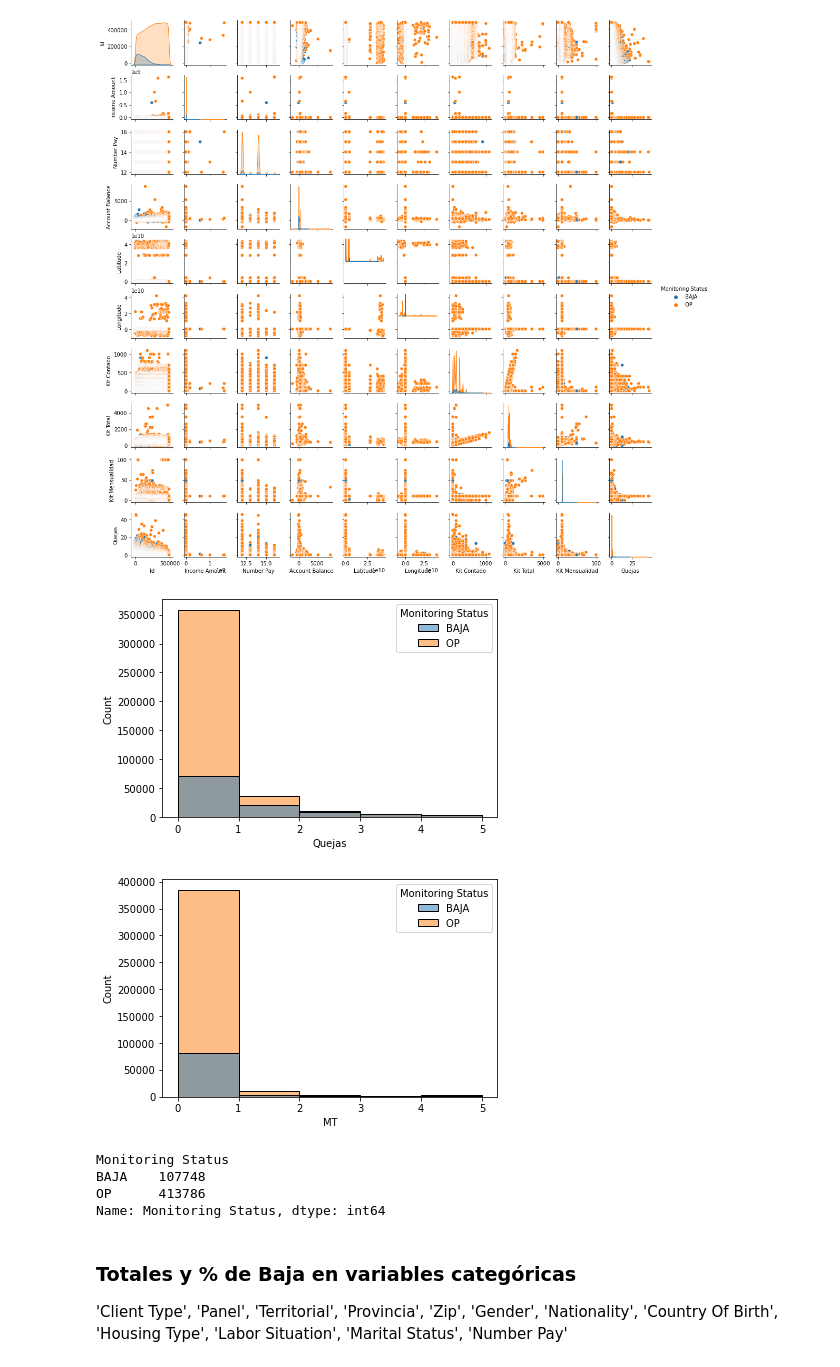
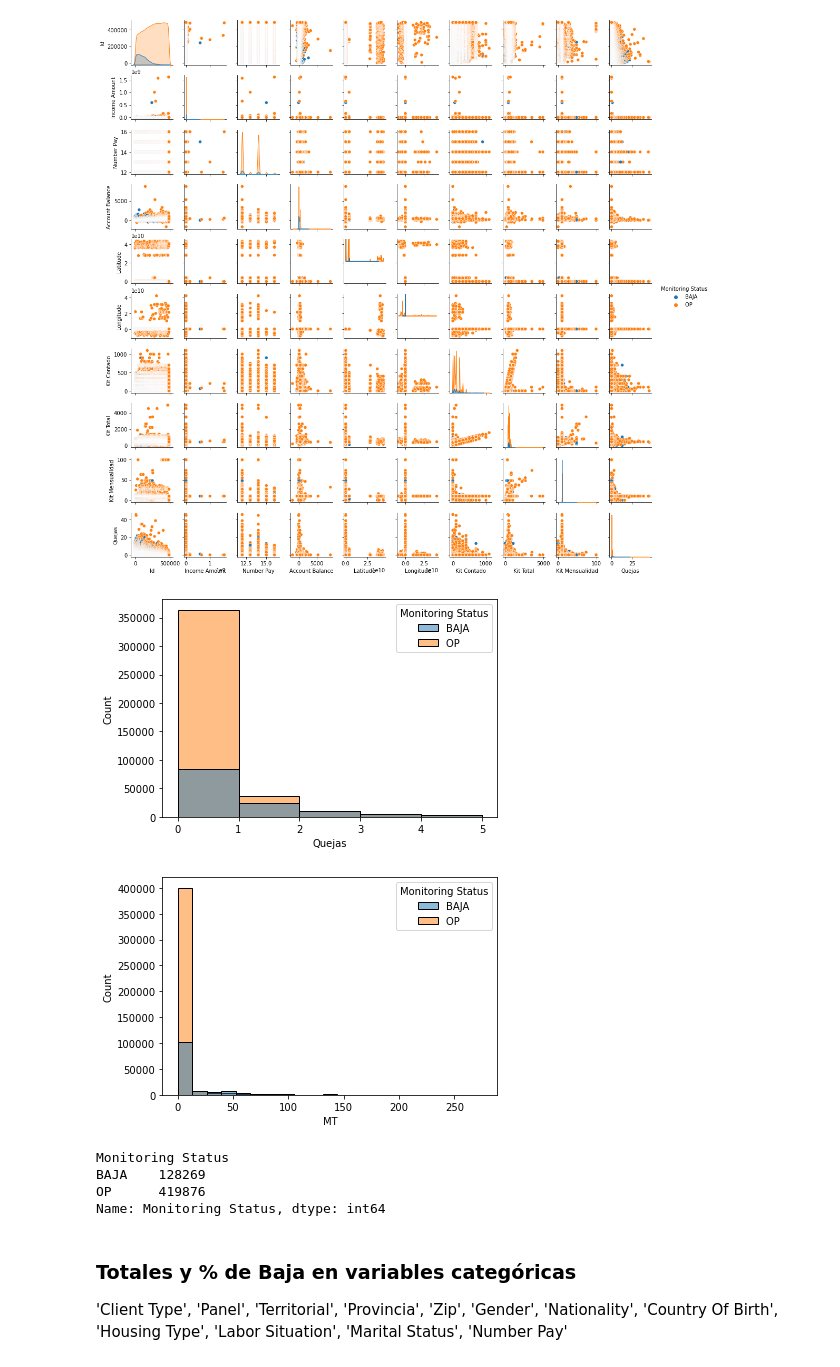
Before and after one commit to albertodiazr/TFM_churn, a Jupyter notebook: notebooks/01.Data_exploration.ipynb, the cells around one changed output. Cells and saved outputs as stored; diff of their text form; code cells hidden in the pictures.

```diff
--- a/notebooks/01.Data_exploration.ipynb
+++ b/notebooks/01.Data_exploration.ipynb
@@ -96,4 +100,5 @@ dtype: int64
 # %%
+data['Monitoring Status'] = data['Monitoring Status'].replace({'XPRU': 'BAJA', 'XCAN': 'BAJA', 'XVEN': 'BAJA'})
 data['Quejas'] = data['Quejas'].replace(np.nan, 0).astype('int')
 data['MT'] = data['MT'].replace(np.nan, 0).astype('int')
 data['Installation Number'] = data['Installation Number'].astype('str')
@@ -126,17 +131,17 @@ data.describe()
 # %%
 sns.histplot(data = data, x="Quejas", hue = 'Monitoring Status', binwidth=1,  binrange = (0,5));
 # %% [output]
-[figure, old version]
+[figure, new version]
 # %%
-sns.histplot(data = data, x="MT", hue = 'Monitoring Status', binwidth=1,  binrange = (0,5));
+sns.histplot(data = data, x="MT", hue = 'Monitoring Status');
 # %% [output]
-[figure, old version]
+[figure, new version]
 # %%
 data.groupby("Monitoring Status")["Monitoring Status"].count()
 # %% [output]
 Monitoring Status
-BAJA    107748
-OP      413786
+BAJA    128269
+OP      419876
 Name: Monitoring Status, dtype: int64
 # %% [markdown]
 ### Totales y % de Baja en variables categóricas
```
Also changed, not shown: parts of 26 cells of this notebook, 2 other files.
